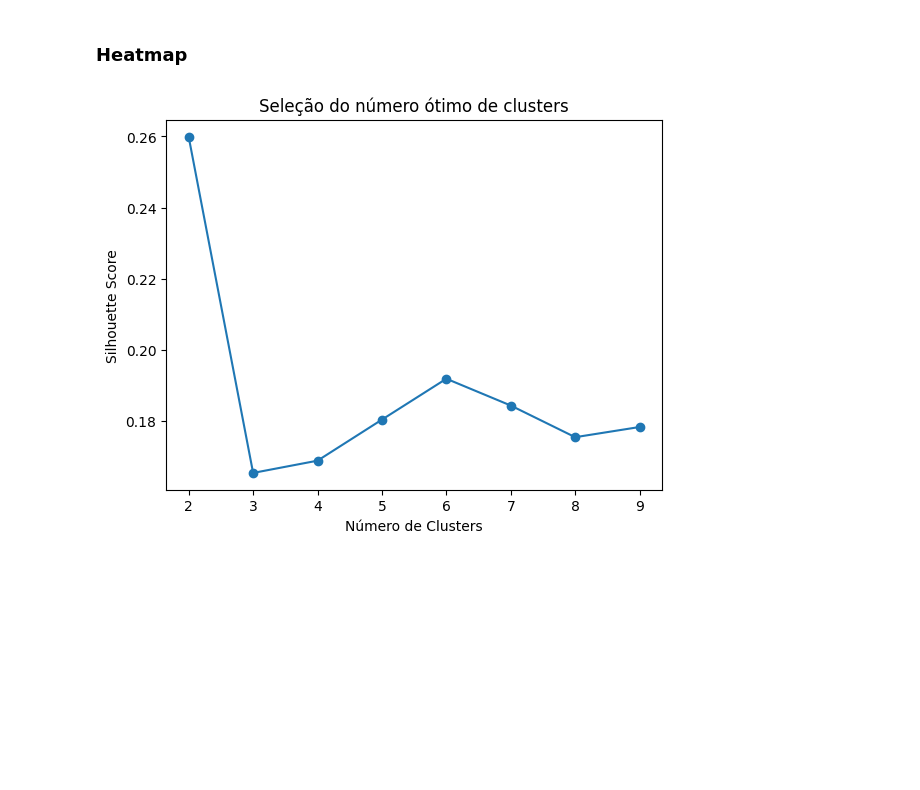
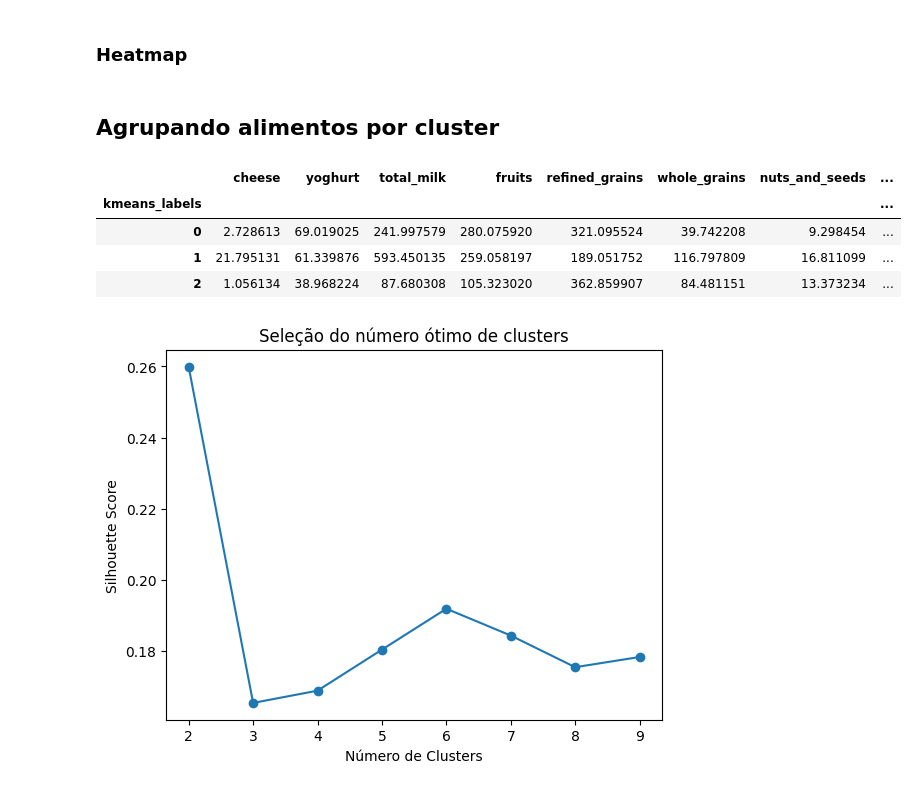
Before and after one commit to TurnipPudding/Machine-Learning---SCC0276, a Jupyter notebook: Trabalho 2/trab02_ML.ipynb, the cells around one changed output. Drawn from its saved outputs; the diff is of its cells as text; code cells hidden in the pictures; blank space fills up the shorter version.

```diff
--- a/Trabalho 2/trab02_ML.ipynb
+++ b/Trabalho 2/trab02_ML.ipynb
@@ -373,5 +419,15 @@ boxplot_gen(df=df, column=[knn_column, dbscan_column, agglo_column],
 # %% [markdown]
 ### Heatmap
+# %% [markdown]
+## Agrupando alimentos por cluster
+# %%
+df.groupby(kmeans_column)[colums_to_sum].mean()
+# %% [output]
+|  | cheese | yoghurt | total_milk | fruits | refined_grains | whole_grains | nuts_and_seeds | ... |
+| kmeans_labels |  |  |  |  |  |  |  | ... |
+| 0 | 2.728613 | 69.019025 | 241.997579 | 280.075920 | 321.095524 | 39.742208 | 9.298454 | ... |
+| 1 | 21.795131 | 61.339876 | 593.450135 | 259.058197 | 189.051752 | 116.797809 | 16.811099 | ... |
+| 2 | 1.056134 | 38.968224 | 87.680308 | 105.323020 | 362.859907 | 84.481151 | 13.373234 | ... |
 # %%
 #Definição do número ideal de clusters via Silhouette Score
 
```
Also changed, not shown: parts of 36 cells of this notebook.
